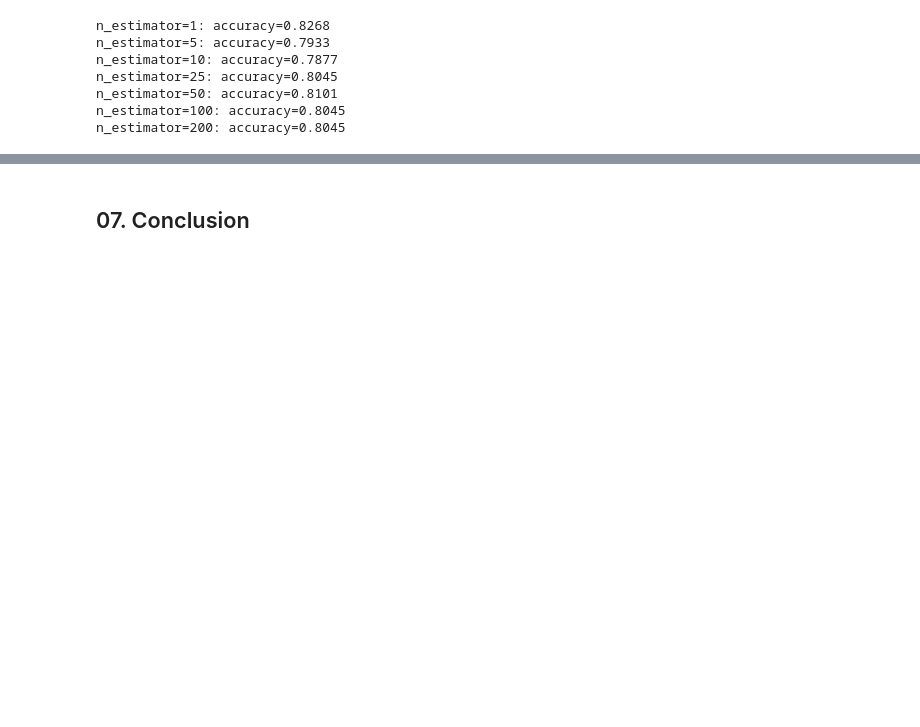
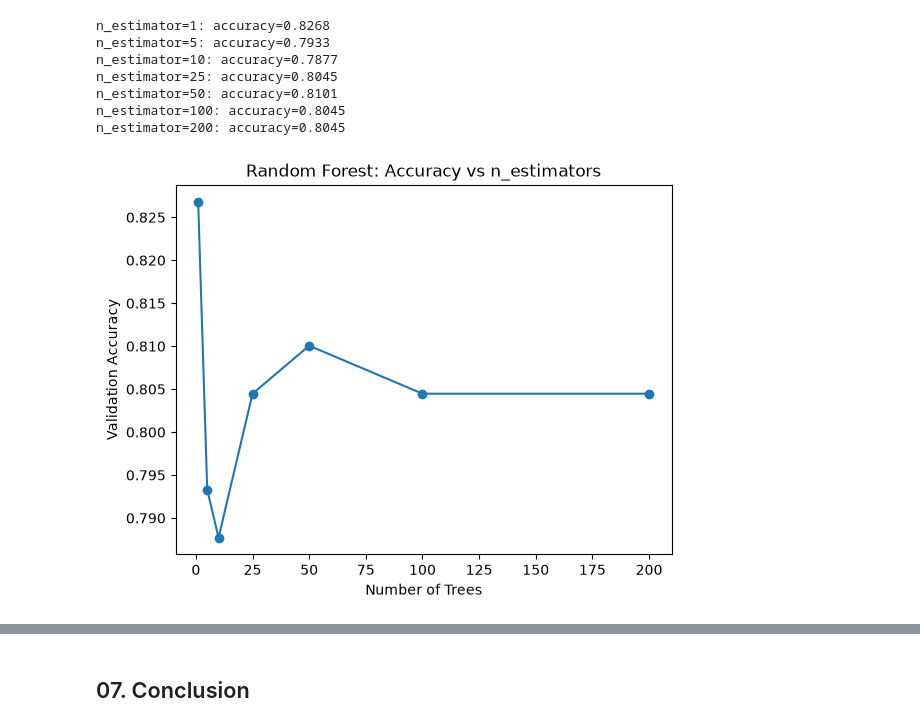
Before and after one commit to hweeenh/titanic-ml-pipeline, a Jupyter notebook: titanic_v2_randomforest.ipynb, the cells around one changed output, grey strips where cells are left out. Cells and saved outputs as stored; diff of their text form; code cells hidden in the pictures; blank space fills up the shorter version.

Commit message:
Added Random Forest, with varying n_estimators. Results compared

```diff
--- a/titanic_v2_randomforest.ipynb
+++ b/titanic_v2_randomforest.ipynb
@@ -180,5 +180,15 @@ n_estimator=25: accuracy=0.8045
 n_estimator=50: accuracy=0.8101
 n_estimator=100: accuracy=0.8045
 n_estimator=200: accuracy=0.8045
+# %%
+# Plot accuracies vs n_estimators
+
+plt.plot(n_estimators, random_forest_accuracies, marker="o")
+plt.xlabel("Number of Trees")
+plt.ylabel("Validation Accuracy")
+plt.title("Random Forest: Accuracy vs n_estimators")
+plt.show()
+# %% [output]
+[figure, added]
 # %% [markdown]
 ## 06. Compare results
```
Also changed, not shown: parts of 1 cell of this notebook.
